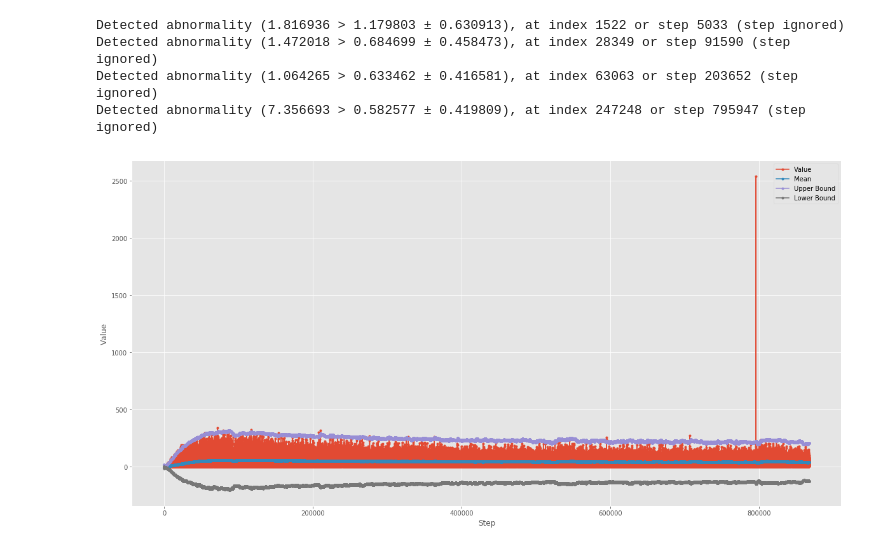
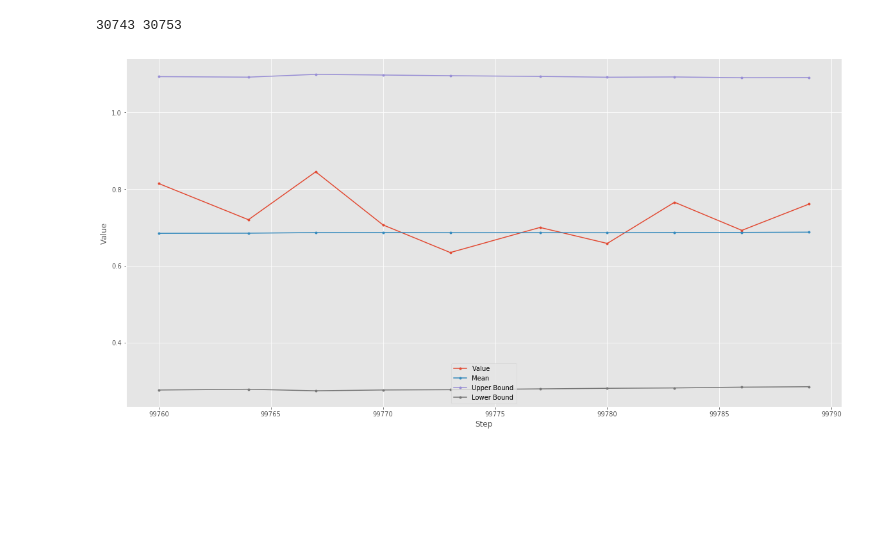
Before and after one commit to wellsaid-labs/tts-evaluation, a Jupyter notebook: notebooks/Detecting Anomalies.ipynb, the cells around one changed output. Drawn from its saved outputs; the diff is of its cells as text; code cells hidden in the pictures; blank space fills up the shorter version.

Commit message:
Refactor src/bin and docs, fix max grad norm
Refactor src/bin

Epoch anomaly fix

Detect only coarse loss anomaly

Fix max grad norm

Simga=6

```diff
--- a/notebooks/Detecting Anomalies.ipynb
+++ b/notebooks/Detecting Anomalies.ipynb
@@ -109,0 +95,5 @@ Sample: [(1532494124.6998193, 130.0, 5.541497230529785), (1532494133.836773, 133
+# %%
+print('\nLoading coarse step data...')
+coarse_loss = {}
+coarse_loss['step'], coarse_loss['value'] = load_tensorboard_data(
+    '/tmp/csv_output/data_tb___coarse_loss_step.csv')
@@ -127,8 +109,0 @@ Detected abnormality (2540.206055 > 41.965634 ± 236.510203), at index 247248 or
-# %%
-coarse_loss_mean, coarse_loss_standard_deviation = get_running_mean_and_standard_deviation(
-    coarse_loss_step, coarse_loss_value, sigma=6, beta=0.99)
-# %% [output]
-Detected abnormality (1.816936 > 1.179803 ± 0.630913), at index 1522 or step 5033 (step ignored)
-Detected abnormality (1.472018 > 0.684699 ± 0.458473), at index 28349 or step 91590 (step ignored)
-Detected abnormality (1.064265 > 0.633462 ± 0.416581), at index 63063 or step 203652 (step ignored)
-Detected abnormality (7.356693 > 0.582577 ± 0.419809), at index 247248 or step 795947 (step ignored)
@@ -135,10 +113,12 @@ Detected abnormality (7.356693 > 0.582577 ± 0.419809), at index 247248 or step
 # %%
-start = 0
-end = len(parameter_norm_step)
-plot_abnormality(parameter_norm_step[start:end],
-                 parameter_norm_value[start:end],
-                 parameter_norm_mean[start:end],
-                 parameter_norm_standard_deviation[start:end],
-                 sigma=sigma)
+start = len(coarse_loss['step']) - 10
+end = len(coarse_loss['step'])
+print(start, end)
+plot_abnormality(coarse_loss['step'][start:end],
+                 coarse_loss['value'][start:end],
+                 coarse_loss['mean'][start:end],
+                 coarse_loss['standard_deviation'][start:end],
+                 sigma=5)
 # %% [output]
+30743 30753
-[figure, old version]
+[figure, new version]
```
Also changed, not shown: parts of 7 cells of this notebook, 21 other files.
